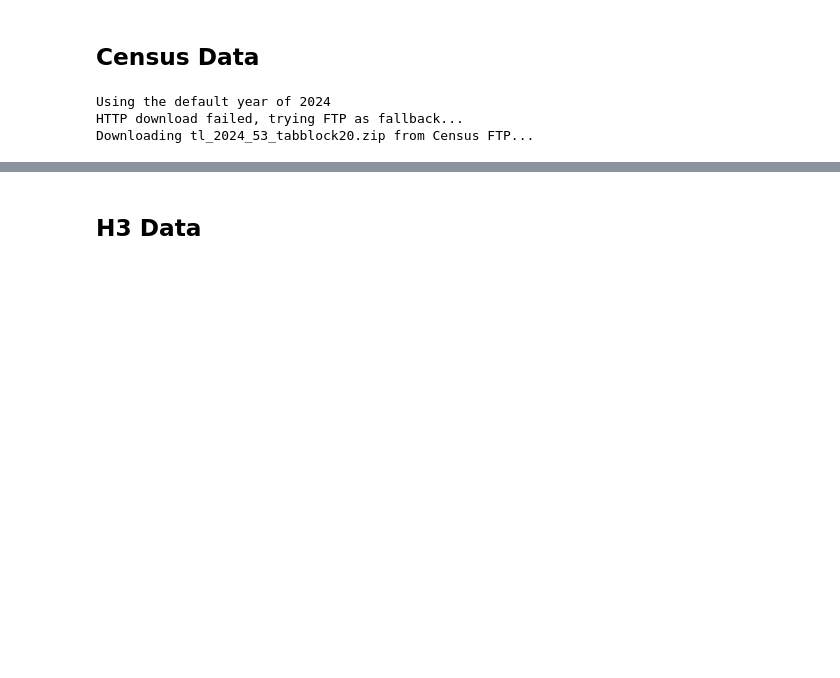
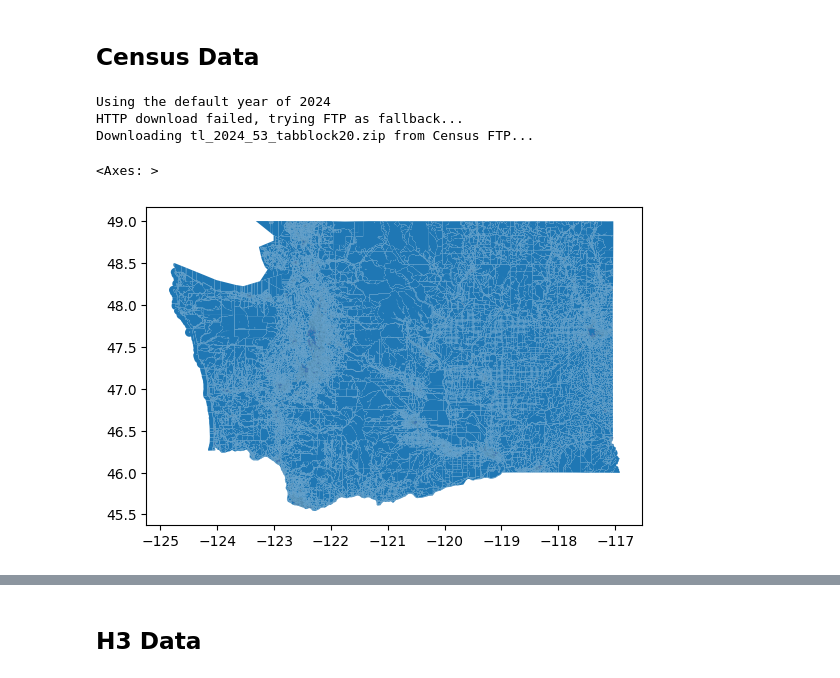
Before and after one commit to npappin-wsu/BroadbandDataQuickstart, a Jupyter notebook: Broadband_Data_Quickstart_Hour_1.ipynb, the cells around one changed output, grey strips where cells are left out. Saved outputs shown, nothing was run; the diff lists cells and outputs as text; code cells hidden in the pictures; blank space fills up the shorter version.

```diff
--- a/Broadband_Data_Quickstart_Hour_1.ipynb
+++ b/Broadband_Data_Quickstart_Hour_1.ipynb
@@ -149,3 +152,8 @@ washington = pygris.blocks(state='53')
 Using the default year of 2024
 HTTP download failed, trying FTP as fallback...
 Downloading tl_2024_53_tabblock20.zip from Census FTP...
+# %%
+washington.plot()
+# %% [output]
+<Axes: >
+[figure, added]
```
Also changed, not shown: parts of 24 cells of this notebook.
